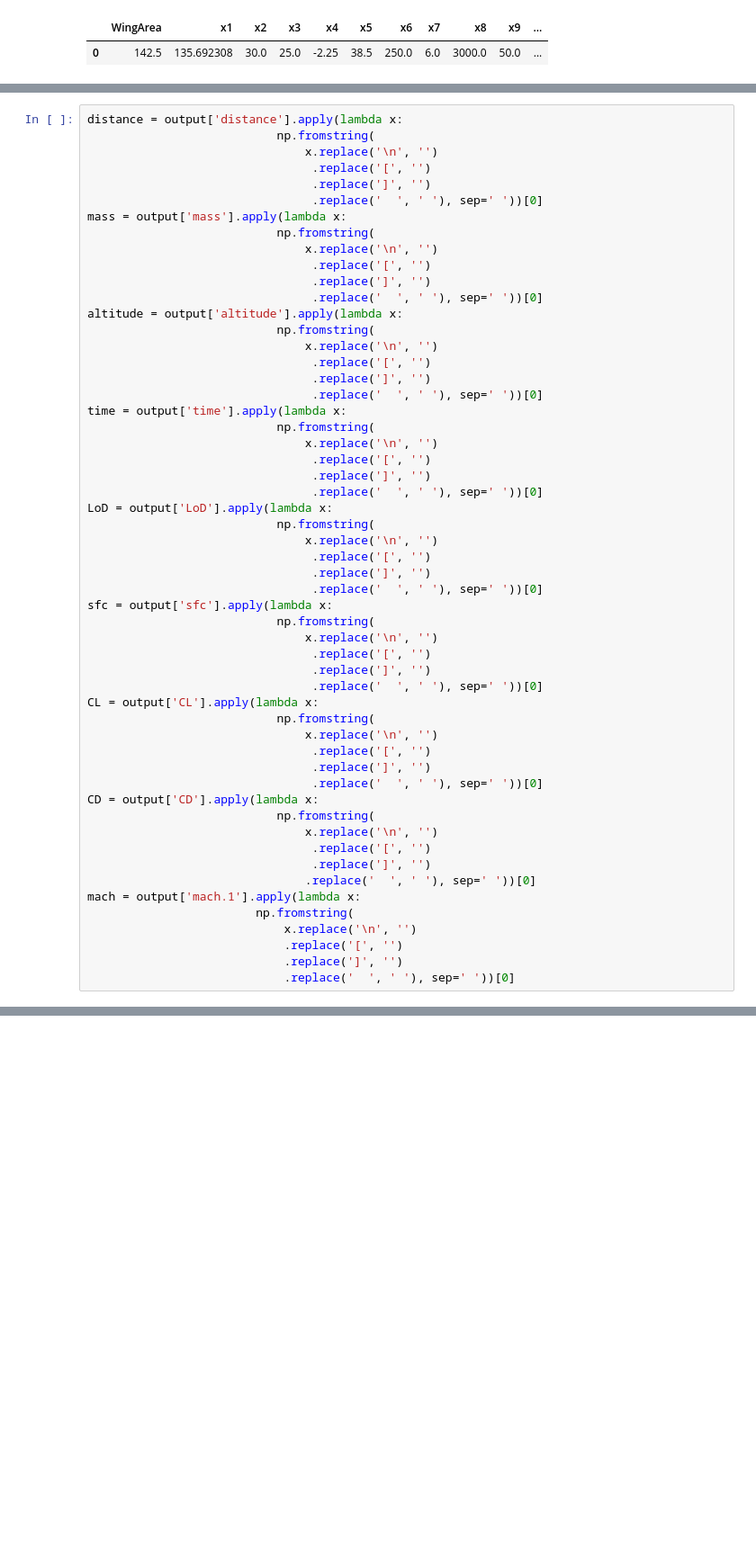
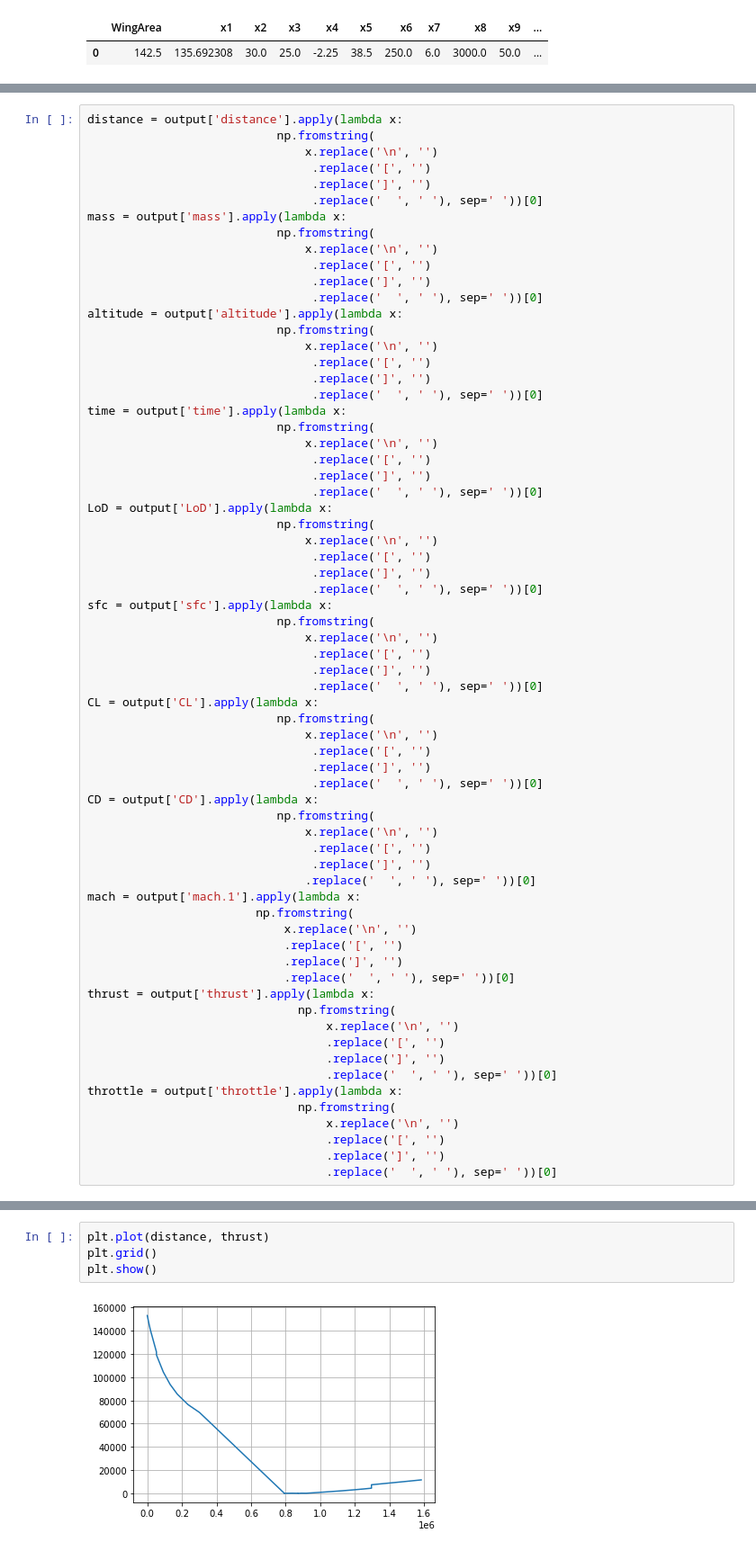
Before and after one commit to AlejandroRios/MDOAirB_base, a Jupyter notebook: framework/analysis-single-result.ipynb, the cells around one changed output, grey strips where cells are left out. Shown at 90% size. Drawn from its saved outputs; the diff is of its cells as text; blank space fills up the shorter version.

```diff
--- a/framework/analysis-single-result.ipynb
+++ b/framework/analysis-single-result.ipynb
@@ -77,5 +77,17 @@ mach = output['mach.1'].apply(lambda x:
                             .replace('[', '')
                             .replace(']', '')
                             .replace('  ', ' '), sep=' '))[0]
+thrust = output['thrust'].apply(lambda x:
+                              np.fromstring(
+                                  x.replace('\n', '')
+                                  .replace('[', '')
+                                  .replace(']', '')
+                                  .replace('  ', ' '), sep=' '))[0]
+throttle = output['throttle'].apply(lambda x:
+                              np.fromstring(
+                                  x.replace('\n', '')
+                                  .replace('[', '')
+                                  .replace(']', '')
+                                  .replace('  ', ' '), sep=' '))[0]
 # %%
 plt.plot(distance, time)
@@ -133,0 +148,6 @@ plt.show()
+# %%
+plt.plot(distance, thrust)
+plt.grid()
+plt.show()
+# %% [output]
+[figure, added]
```
Also changed, not shown: parts of 11 cells of this notebook, 8 other files.
